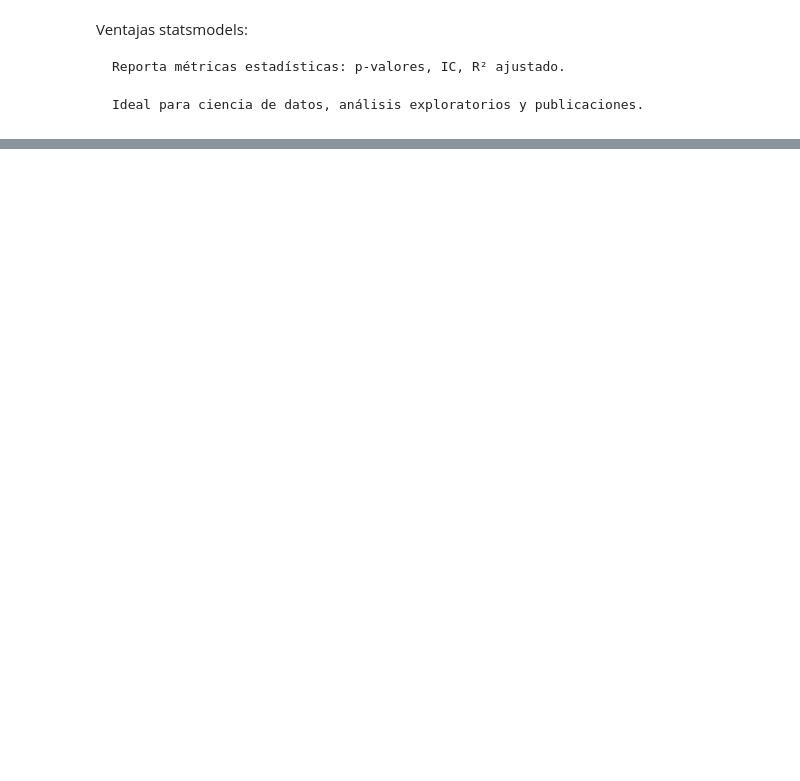
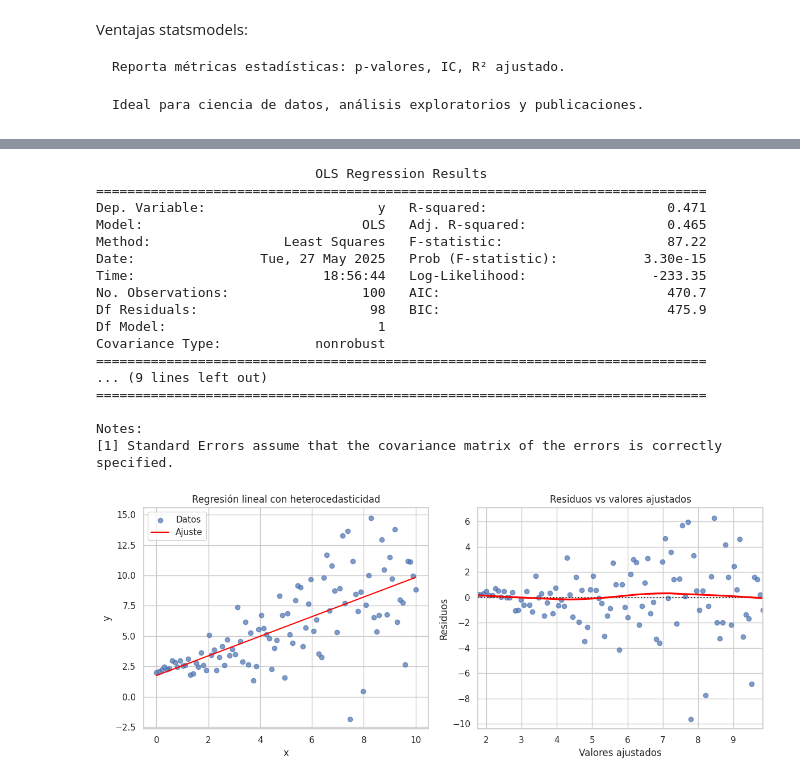
Before and after one commit to Reconocimiento-de-patrones-UNQ/Clase1, a Jupyter notebook: Clase_1_c.ipynb, the cells around one changed output, grey strips where cells are left out. Saved outputs shown, nothing was run; the diff lists cells and outputs as text; code cells hidden in the pictures; blank space fills up the shorter version.

```diff
--- a/Clase_1_c.ipynb
+++ b/Clase_1_c.ipynb
@@ -164,0 +302,63 @@ Ventajas statsmodels:
+# %%
+# Semilla para reproducibilidad
+np.random.seed(42)
+
+# Simulación de datos
+n = 100
+x = np.linspace(0, 10, n)
+# Heterocedasticidad: varianza del error aumenta con x
+errors = np.random.normal(0, 0.5 * x)
+y = 2 + 0.8 * x + errors
+
+# Convertir a DataFrame
+df = pd.DataFrame({'x': x, 'y': y})
+
+# Ajustar modelo
+X = sm.add_constant(df['x'])  # agregar constante
+model = sm.OLS(df['y'], X).fit()
+
+# Resumen del modelo
+print(model.summary())
+
+# === Visualización ===
+
+# Gráfico del ajuste y datos
+plt.figure(figsize=(12, 5))
+
+plt.subplot(1, 2, 1)
+plt.scatter(df['x'], df['y'], label='Datos', alpha=0.7)
+plt.plot(df['x'], model.fittedvalues, color='red', label='Ajuste')
+plt.xlabel('x')
+plt.ylabel('y')
+plt.title('Regresión lineal con heterocedasticidad')
+plt.legend()
+
+# Gráfico de residuos
+plt.subplot(1, 2, 2)
+sns.residplot(x=model.fittedvalues, y=model.resid, lowess=True,
+              line_kws={'color': 'red'}, scatter_kws={'alpha': 0.7})
+plt.xlabel('Valores ajustados')
+plt.ylabel('Residuos')
+plt.title('Residuos vs valores ajustados')
+
+plt.tight_layout()
+plt.show()
+# %% [output]
+                            OLS Regression Results
+==============================================================================
+Dep. Variable:                      y   R-squared:                       0.471
+Model:                            OLS   Adj. R-squared:                  0.465
+Method:                 Least Squares   F-statistic:                     87.22
+Date:                Tue, 27 May 2025   Prob (F-statistic):           3.30e-15
+Time:                        18:56:44   Log-Likelihood:                -233.35
+No. Observations:                 100   AIC:                             470.7
+Df Residuals:                      98   BIC:                             475.9
+Df Model:                           1
+Covariance Type:            nonrobust
+==============================================================================
+... (9 lines left out)
+==============================================================================
+
+Notes:
+[1] Standard Errors assume that the covariance matrix of the errors is correctly specified.
+[figure, added]
```
Also changed, not shown: parts of 12 cells of this notebook.
